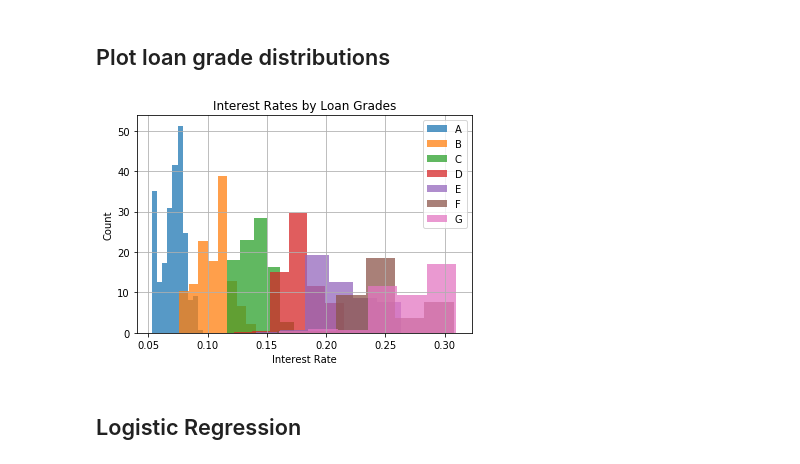
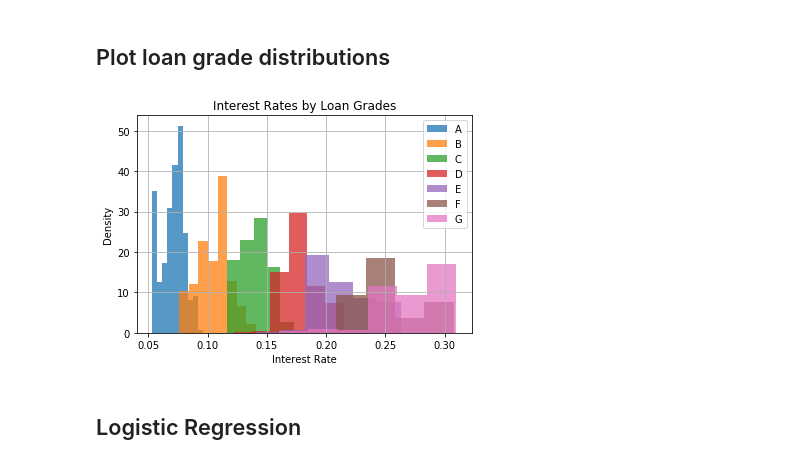
Before and after one commit to arielgoldszmidt/lenders, a Jupyter notebook: project.ipynb, the cells around one changed output. Cells and saved outputs as stored; diff of their text form; code cells hidden in the pictures.

```diff
--- a/project.ipynb
+++ b/project.ipynb
@@ -7,18 +7,18 @@
 # %%
 # Plot distribution of interest rates for each loan grade
 
 for grade in ['A', 'B', 'C', 'D', 'E', 'F', 'G']:
     subset = frame['grade'] == grade
-    frame['int_rate_num'][subset].hist(label = grade, normed = True, alpha = 0.75)
+    frame['int_rate_num'][subset].hist(label = grade, density = True, alpha = 0.75)
 
 plt.legend()
 plt.title("Interest Rates by Loan Grades")
-plt.ylabel("Count")
+plt.ylabel("Density")
 plt.xlabel("Interest Rate")
-plt.savefig("interestratehistogram.png", dpi=200)
+plt.savefig("interestratehistogram.pdf")
 plt.show()
 # %% [output]
-[figure, old version]
+[figure, new version]
 # %% [markdown]
 ## Logistic Regression
 # %%
```
Also changed, not shown: parts of 31 cells of this notebook, 12 other files.
